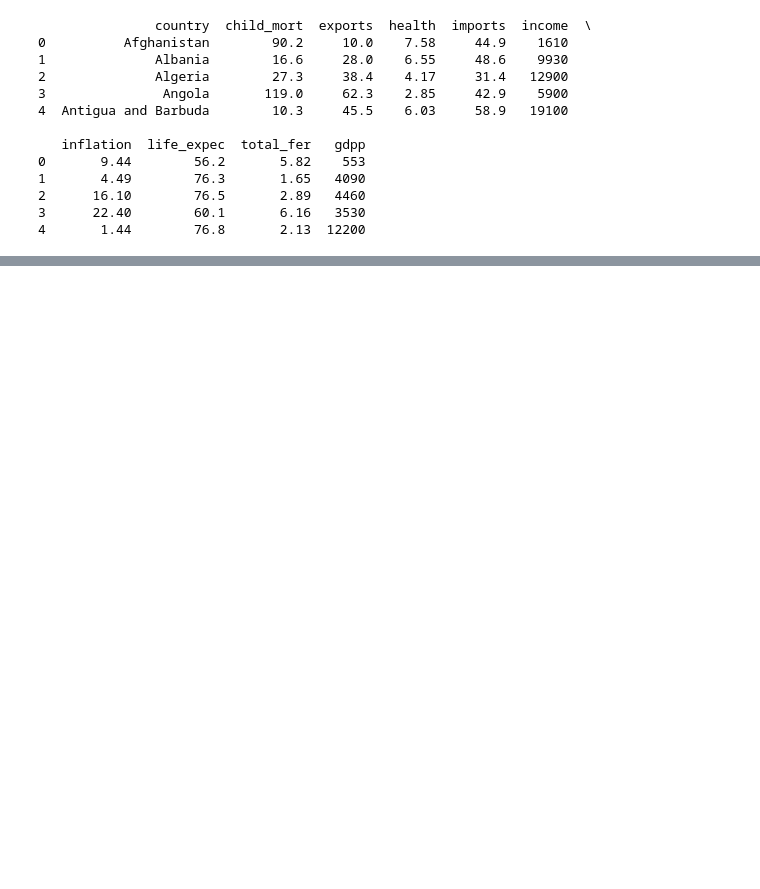
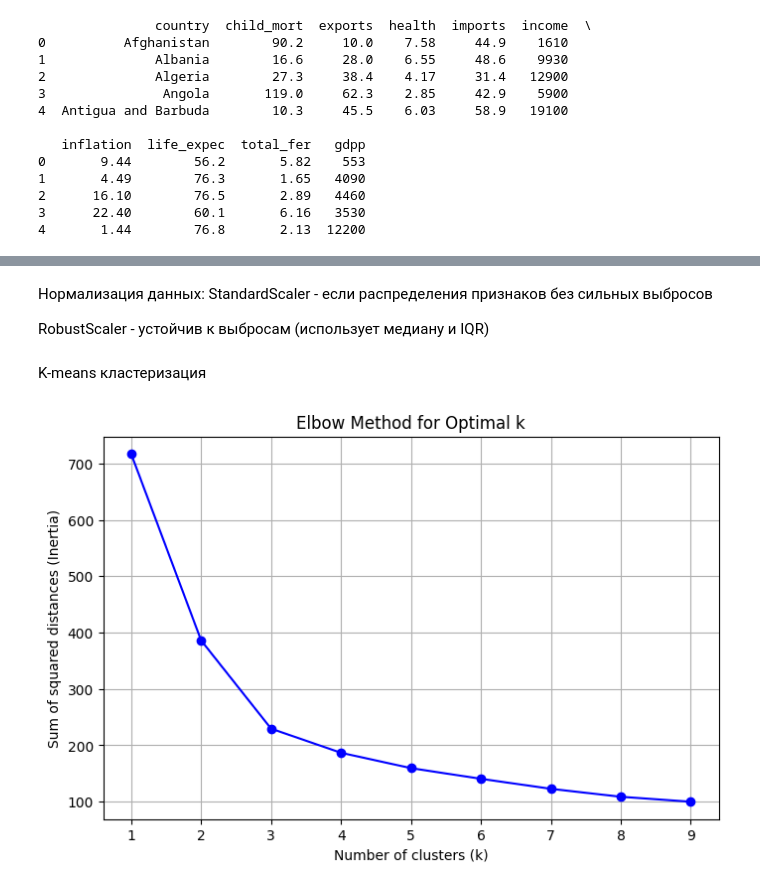
Before and after one commit to ErnandesDaniel/machine-learning-lab-3, a Jupyter notebook: machine-learning-lab-3.ipynb, the cells around one changed output, grey strips where cells are left out. Cells and saved outputs as stored; diff of their text form; code cells hidden in the pictures; blank space fills up the shorter version.

```diff
--- a/machine-learning-lab-3.ipynb
+++ b/machine-learning-lab-3.ipynb
@@ -56,6 +23,0 @@ df_scaled = scaler.fit_transform(df)
-# %%
-from sklearn.cluster import KMeans
-
-#Обучаем модель для кластеризации на основе k-средних
-kmeans = KMeans(n_clusters=3, random_state=42, n_init=10)
-df['cluster_kmeans'] = kmeans.fit_predict(df_scaled)
@@ -140,0 +146,40 @@ cluster_kmeans
+# %%
+from sklearn.preprocessing import RobustScaler
+
+# Выбираем только нужные столбцы ДО масштабирования
+data_columns = ['child_mort', 'life_expec', 'total_fer', 'gdpp', 'health']
+df_to_scale = initial_df[data_columns]
+
+#Нормализуем данные
+scaler = RobustScaler()
+df_scaled_array = scaler.fit_transform(df_to_scale)
+
+# Преобразуем обратно в DataFrame с теми же именами столбцов
+df_scaled = pd.DataFrame(df_scaled_array, columns=data_columns, index=initial_df.index)
+# %% [markdown]
+Нормализация данных: StandardScaler - если распределения признаков без сильных выбросов
+
+RobustScaler - устойчив к выбросам (использует медиану и IQR)
+# %% [markdown]
+K-means кластеризация
+# %%
+import matplotlib.pyplot as plt
+from sklearn.cluster import KMeans
+
+K = range(1, 10)
+ssd = []
+
+for k in K:
+    kmeans = KMeans(n_clusters=k, random_state=42, n_init=10)
+    kmeans.fit(df_scaled)
+    ssd.append(kmeans.inertia_)
+
+plt.figure(figsize=(8, 5))
+plt.plot(K, ssd, 'bo-')
+plt.grid(True)
+plt.xlabel('Number of clusters (k)')
+plt.ylabel('Sum of squared distances (Inertia)')
+plt.title('Elbow Method for Optimal k')
+plt.show()
+# %% [output]
+[figure, added]
```
Also changed, not shown: parts of 37 cells of this notebook.
